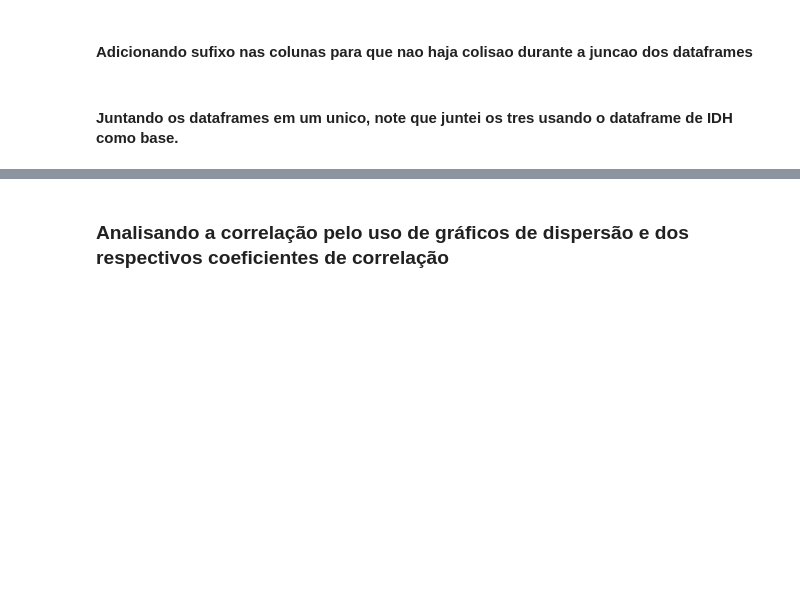
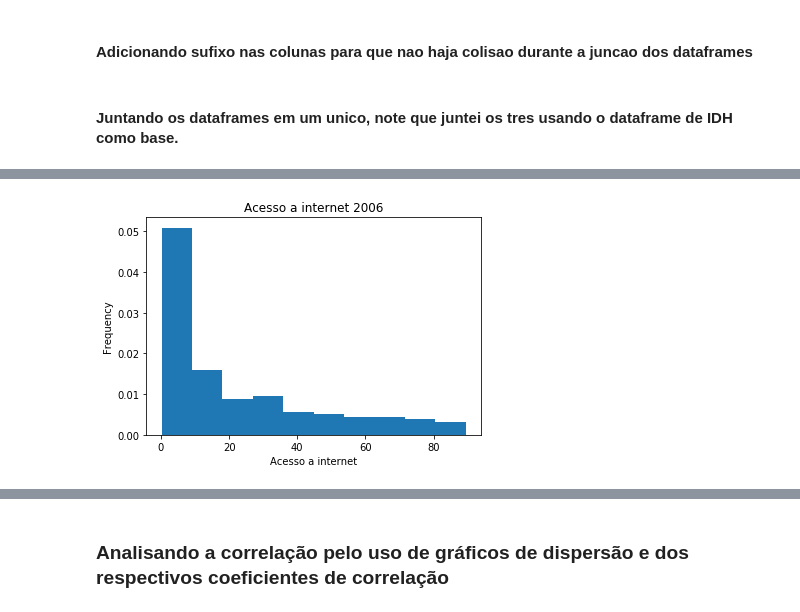
Before and after one commit to lucaslealvale/CD_2018, a Jupyter notebook: Projeto1.ipynb, the cells around one changed output, grey strips where cells are left out. Cells and saved outputs as stored; diff of their text form; code cells hidden in the pictures; blank space fills up the shorter version.

```diff
--- a/Projeto1.ipynb
+++ b/Projeto1.ipynb
@@ -100,0 +79,7 @@ df.head()
+# %%
+df['2006_Int'].plot.hist(density=True)
+plt.xlabel('Acesso a internet')
+plt.title('Acesso a internet 2006')
+plt.show()
+# %% [output]
+[figure, added]
```
Also changed, not shown: parts of 19 cells of this notebook.
